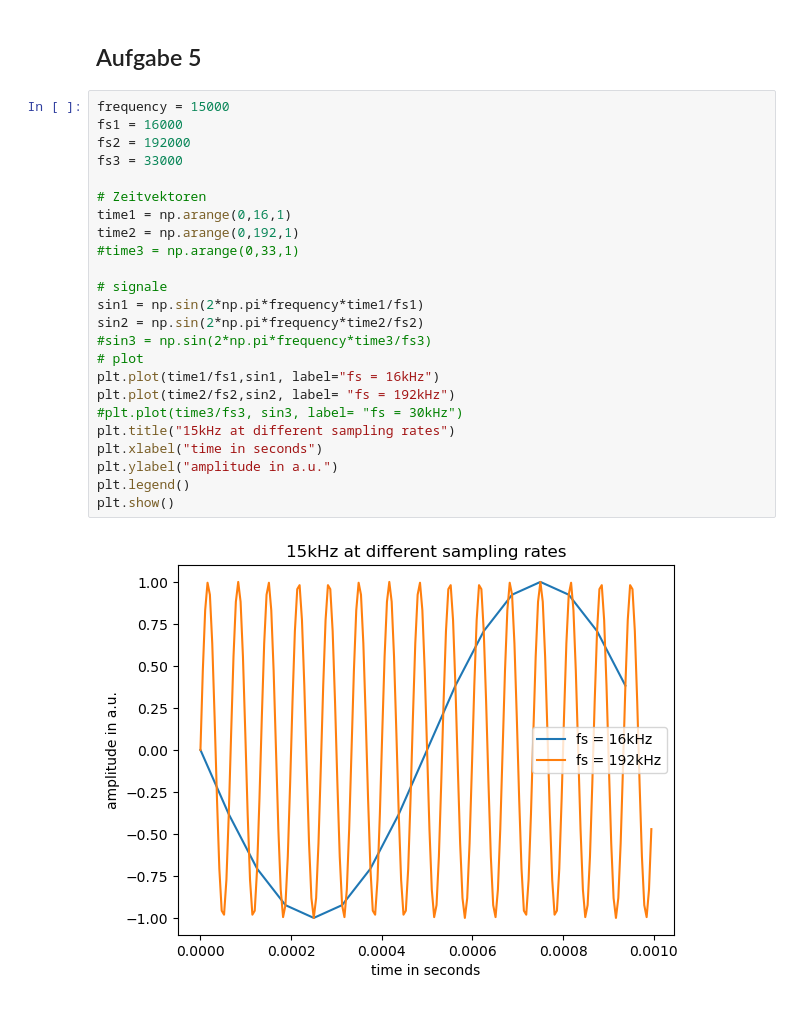
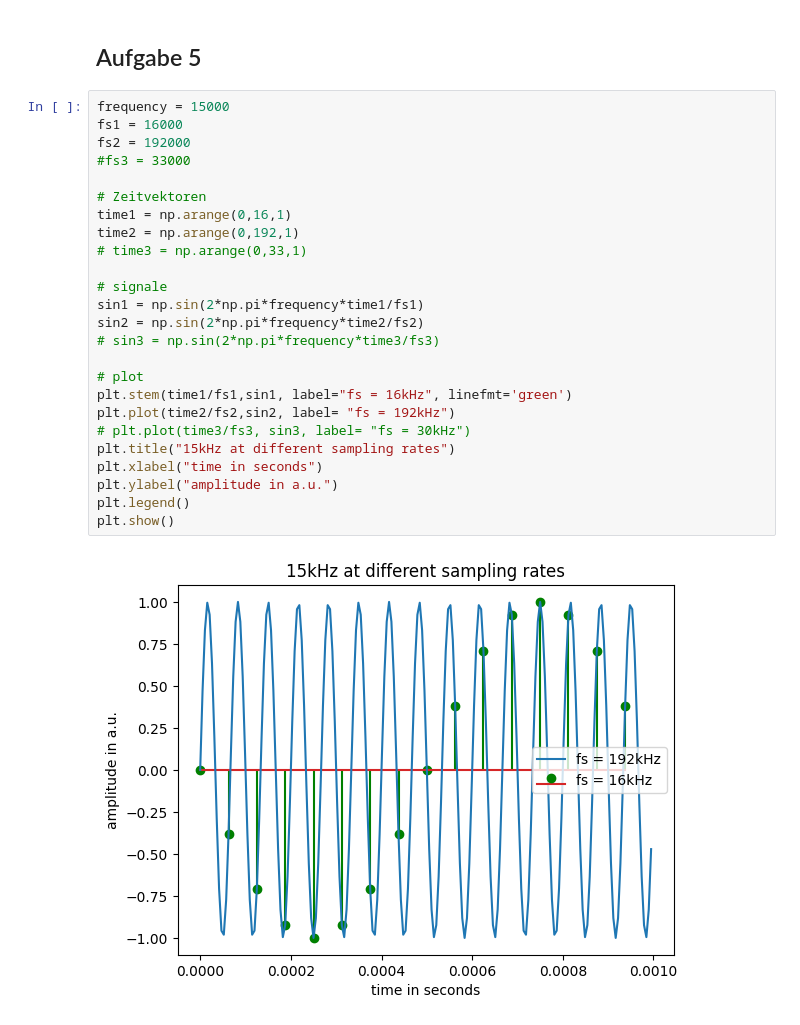
Before and after one commit to LeaS2/EDS, a Jupyter notebook: homework_01_Andi.ipynb, the cells around one changed output. Drawn from its saved outputs; the diff is of its cells as text.

```diff
--- a/homework_01_Andi.ipynb
+++ b/homework_01_Andi.ipynb
@@ -299,27 +304,28 @@ Ausgelesene Frequenz: 15000.0
 # %%
 frequency = 15000
 fs1 = 16000
 fs2 = 192000
-fs3 = 33000
+#fs3 = 33000
 
 # Zeitvektoren
 time1 = np.arange(0,16,1)
 time2 = np.arange(0,192,1)
-#time3 = np.arange(0,33,1)
+# time3 = np.arange(0,33,1)
 
 # signale
 sin1 = np.sin(2*np.pi*frequency*time1/fs1)
 sin2 = np.sin(2*np.pi*frequency*time2/fs2)
-#sin3 = np.sin(2*np.pi*frequency*time3/fs3)
+# sin3 = np.sin(2*np.pi*frequency*time3/fs3)
+
 # plot
-plt.plot(time1/fs1,sin1, label="fs = 16kHz")
+plt.stem(time1/fs1,sin1, label="fs = 16kHz", linefmt='green')
 plt.plot(time2/fs2,sin2, label= "fs = 192kHz")
-#plt.plot(time3/fs3, sin3, label= "fs = 30kHz")
+# plt.plot(time3/fs3, sin3, label= "fs = 30kHz")
 plt.title("15kHz at different sampling rates")
 plt.xlabel("time in seconds")
 plt.ylabel("amplitude in a.u.")
 plt.legend()
 plt.show()
 # %% [output]
-[figure, old version]
+[figure, new version]
 # %% [markdown]
```
Also changed, not shown: parts of 16 cells of this notebook.
